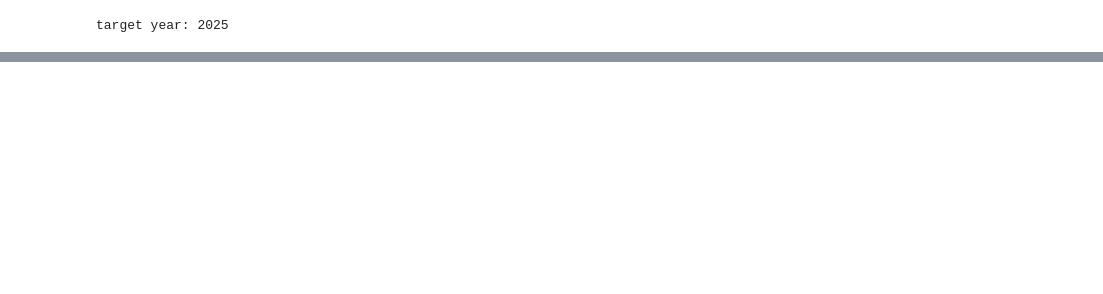
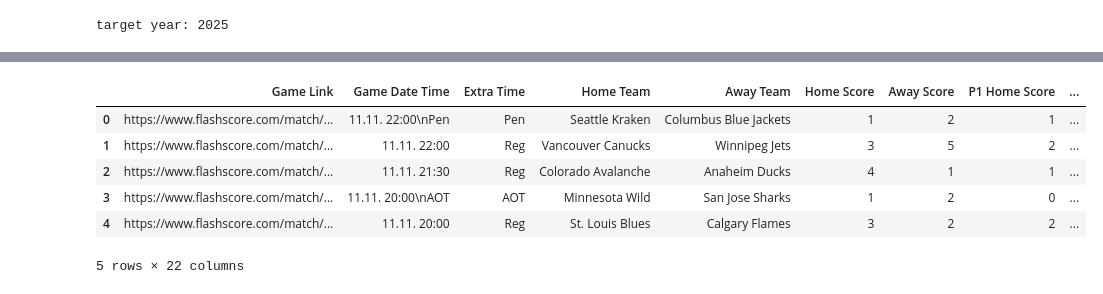
Before and after one commit to emmettd247/SportOnIce, a Jupyter notebook: get_boxscores.ipynb, the cells around one changed output, grey strips where cells are left out. Saved outputs shown, nothing was run; the diff lists cells and outputs as text; code cells hidden in the pictures; blank space fills up the shorter version.

```diff
--- a/get_boxscores.ipynb
+++ b/get_boxscores.ipynb
@@ -233 +232,33 @@ memory usage: 57.8+ KB
+# %%
+# split date and time
+df[['Date', 'Time']] = df['Game Date Time'].str.split(' ', n=1, expand=True)
+
+# change feb 29 to 28; leap year is dumb
+df['Date'] = df['Date'].str.replace('29.02.', '28.02.')
+
+# get month of each game
+df['Day_int'] = df['Date'].str.split('.').str[0]
+df['Month_int'] = df['Date'].str.split('.').str[1]
+
+# add col for year: months 9-12 are target year and all others are target year + 1
+df['Year'] = df['Month_int'].apply(lambda x: int(target_year) if int(x) >= 9 else int(target_year) + 1)
+
+# create final date col
+df['Clean_date'] = pd.to_datetime(df['Day_int'].astype(str) + '/' + df['Month_int'].astype(str) + '/' + df['Year'].astype(str), dayfirst=True)
+
+# drop Day_int and Year
+df = df.drop(['Day_int', 'Year'], axis=1)
+
+# add col for season
+df['Season'] = int(target_year)
+
+df.head()
+# %% [output]
+|  | Game Link | Game Date Time | Extra Time | Home Team | Away Team | Home Score | Away Score | P1 Home Score | ... |
+| 0 | https://www.flashscore.com/match/... | 11.11. 22:00\nPen | Pen | Seattle Kraken | Columbus Blue Jackets | 1 | 2 | 1 | ... |
+| 1 | https://www.flashscore.com/match/... | 11.11. 22:00 | Reg | Vancouver Canucks | Winnipeg Jets | 3 | 5 | 2 | ... |
+| 2 | https://www.flashscore.com/match/... | 11.11. 21:30 | Reg | Colorado Avalanche | Anaheim Ducks | 4 | 1 | 1 | ... |
+| 3 | https://www.flashscore.com/match/... | 11.11. 20:00\nAOT | AOT | Minnesota Wild | San Jose Sharks | 1 | 2 | 0 | ... |
+| 4 | https://www.flashscore.com/match/... | 11.11. 20:00 | Reg | St. Louis Blues | Calgary Flames | 3 | 2 | 2 | ... |
+5 rows × 22 columns
 # %%
```
Also changed, not shown: parts of 4 cells of this notebook, 1 other file.
